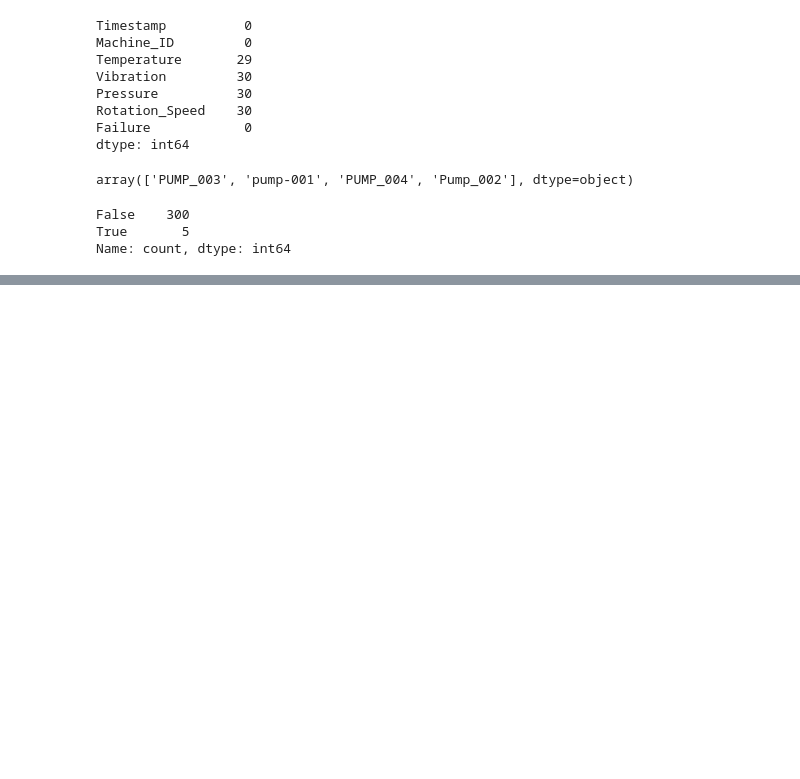
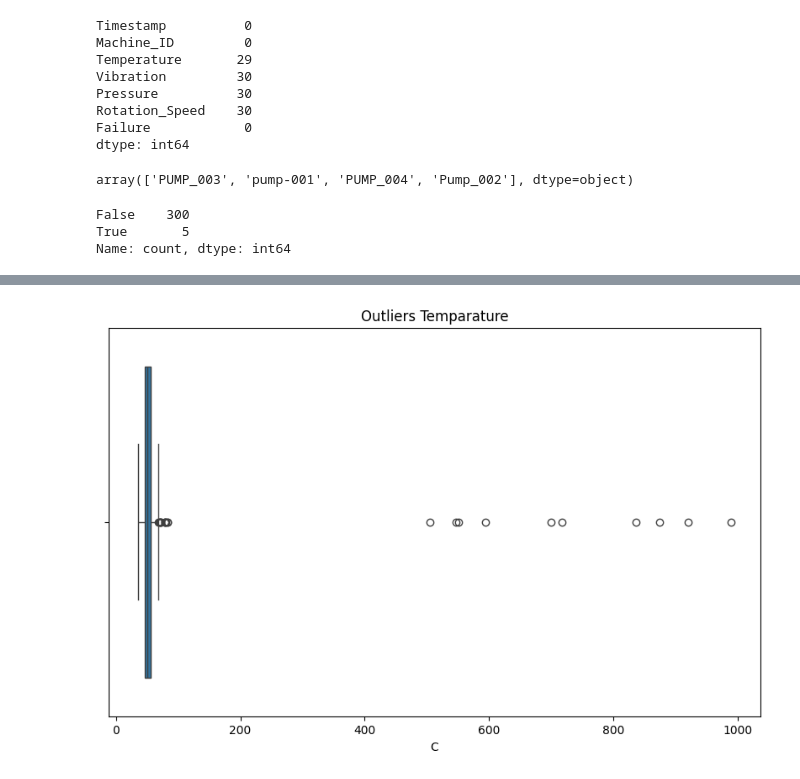
Before and after one commit to nmhkha/dm-project, a Jupyter notebook: pre.ipynb, the cells around one changed output, grey strips where cells are left out. Drawn from its saved outputs; the diff is of its cells as text; code cells hidden in the pictures; blank space fills up the shorter version.

```diff
--- a/pre.ipynb
+++ b/pre.ipynb
@@ -41,0 +71,9 @@ Name: count, dtype: int64
+# %%
+temp_numeric = pd.to_numeric(df['Temperature'].astype(str).str.extract(r'(-?\d+\.?\d*)').iloc[:, 0], errors='coerce') # Tạm thời chuyển đổi trước để visualize
+plt.figure(figsize=(10, 6))
+sns.boxplot(x=temp_numeric)
+plt.title('Outliers Temparature')
+plt.xlabel('C')
+plt.show()
+# %% [output]
+[figure, added]
```
Also changed, not shown: parts of 8 cells of this notebook.
